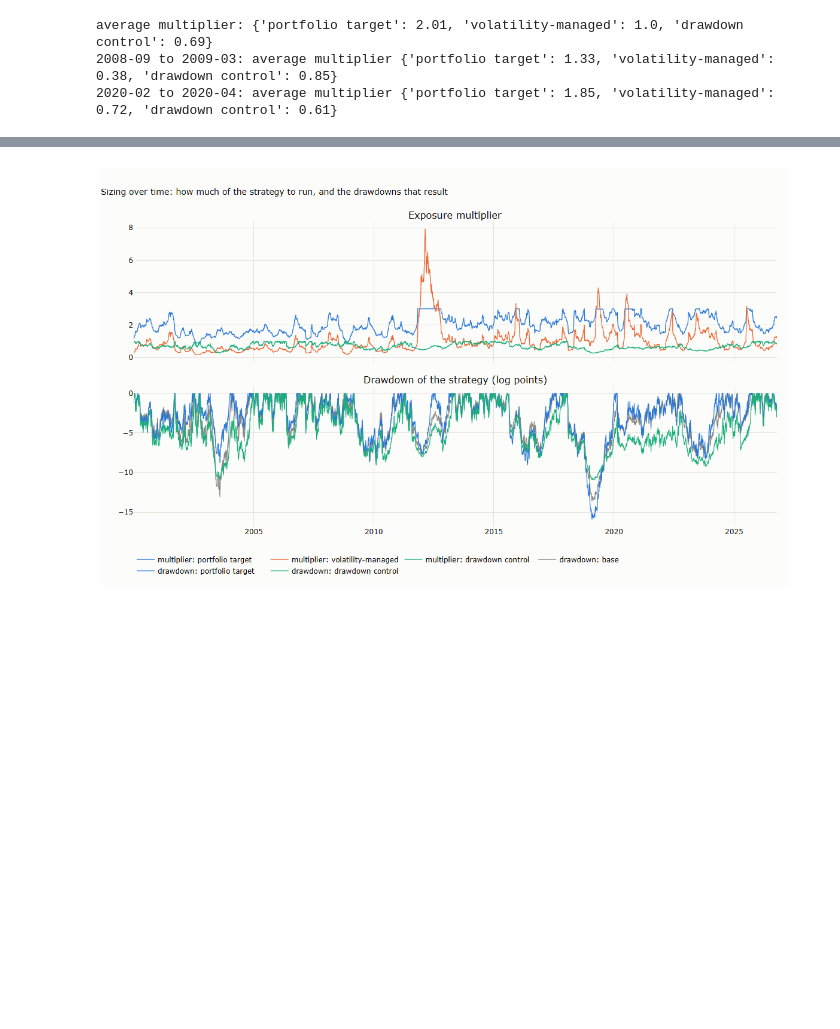
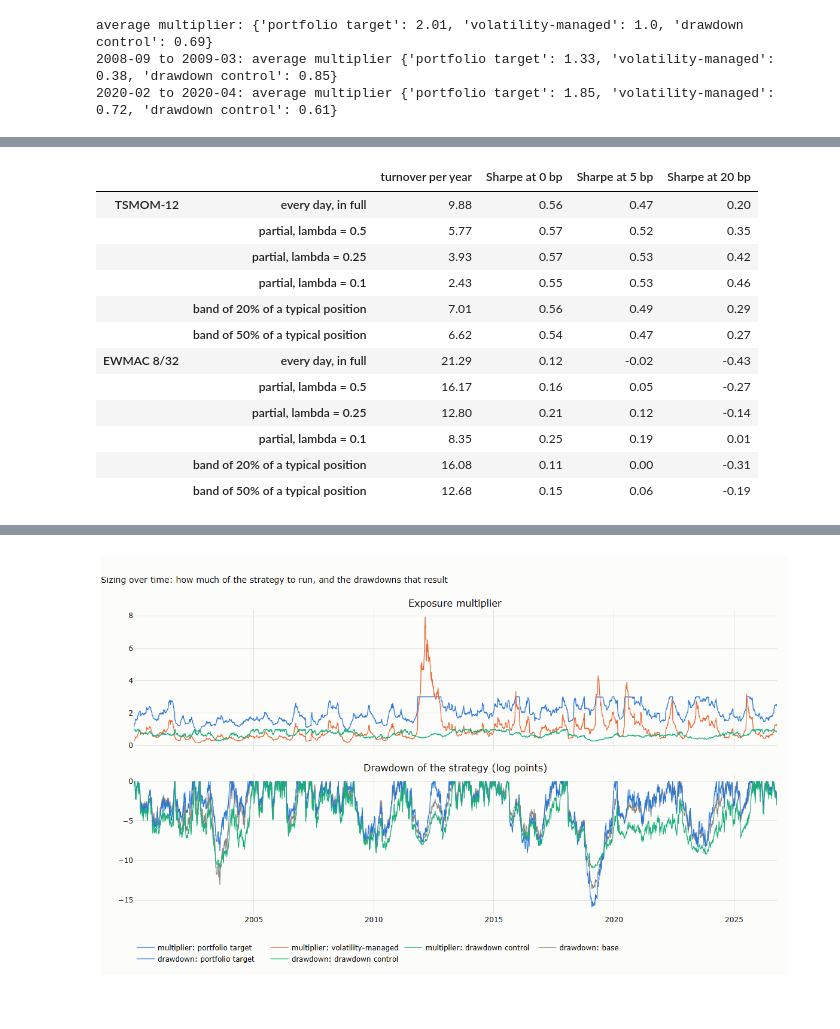
Before and after one commit to MaxGnesi/systematic-trading-notes, a Jupyter notebook: lectures/09-sizing-trend-systems/09_sizing_trend_systems.ipynb, the cells around one changed output, grey strips where cells are left out. Cells and saved outputs as stored; diff of their text form; code cells hidden in the pictures; blank space fills up the shorter version.

```diff
--- a/lectures/09-sizing-trend-systems/09_sizing_trend_systems.ipynb
+++ b/lectures/09-sizing-trend-systems/09_sizing_trend_systems.ipynb
@@ -206,0 +215,64 @@ average multiplier: {'portfolio target': 2.01, 'volatility-managed': 1.0, 'drawd
+# %%
+def partial(target, lam):
+    out = pd.DataFrame(0.0, index=target.index, columns=TICKERS)
+    for t in TICKERS:
+        pos, ps = 0.0, []
+        for v in target[t].to_numpy():
+            pos = 0.0 if np.isnan(v) else pos + lam * (v - pos)
+            ps.append(pos)
+        out[t] = ps
+    return out
+
+
+def band(target, b):
+    unit = (TARGET / vol)
+    out = pd.DataFrame(0.0, index=target.index, columns=TICKERS)
+    for t in TICKERS:
+        pos, ps = 0.0, []
+        for v, u in zip(target[t].to_numpy(), unit[t].to_numpy()):
+            if np.isnan(v) or np.isnan(u):
+                pos = 0.0
+            elif abs(v - pos) > b * u:
+                pos = v
+            ps.append(pos)
+        out[t] = ps
+    return out
+
+
+def trade_stats(pos):
+    port = portfolio(pos).loc[START:]
+    to = pos.diff().abs().loc[START:].mean(axis=1)
+    out = {"turnover per year": 252 * to.mean()}
+    for c_bp in (0, 5, 20):
+        net = port - to * c_bp / 1e4
+        out[f"Sharpe at {c_bp} bp"] = np.sqrt(252) * net.mean() / net.std()
+    return out
+
+
+raw8 = C.ewm(span=8).mean() - C.ewm(span=32).mean()
+f8 = raw8 / (C * vol)
+f8 = (f8 / f8.abs().loc[START:].median().median()).clip(-2, 2)
+targets = {"TSMOM-12": tsm * TARGET / vol, "EWMAC 8/32": f8 * TARGET / vol}
+rows = {}
+for name, tgt in targets.items():
+    rows[(name, "every day, in full")] = trade_stats(tgt)
+    for lam in (0.5, 0.25, 0.1):
+        rows[(name, f"partial, lambda = {lam}")] = trade_stats(partial(tgt, lam))
+    for b in (0.2, 0.5):
+        rows[(name, f"band of {b:.0%} of a typical position")] = trade_stats(band(tgt, b))
+trading = pd.DataFrame(rows).T
+display(trading.round(2))
+# %% [output]
+|  |  | turnover per year | Sharpe at 0 bp | Sharpe at 5 bp | Sharpe at 20 bp |
+| TSMOM-12 | every day, in full | 9.88 | 0.56 | 0.47 | 0.20 |
+|  | partial, lambda = 0.5 | 5.77 | 0.57 | 0.52 | 0.35 |
+|  | partial, lambda = 0.25 | 3.93 | 0.57 | 0.53 | 0.42 |
+|  | partial, lambda = 0.1 | 2.43 | 0.55 | 0.53 | 0.46 |
+|  | band of 20% of a typical position | 7.01 | 0.56 | 0.49 | 0.29 |
+|  | band of 50% of a typical position | 6.62 | 0.54 | 0.47 | 0.27 |
+| EWMAC 8/32 | every day, in full | 21.29 | 0.12 | -0.02 | -0.43 |
+|  | partial, lambda = 0.5 | 16.17 | 0.16 | 0.05 | -0.27 |
+|  | partial, lambda = 0.25 | 12.80 | 0.21 | 0.12 | -0.14 |
+|  | partial, lambda = 0.1 | 8.35 | 0.25 | 0.19 | 0.01 |
+|  | band of 20% of a typical position | 16.08 | 0.11 | 0.00 | -0.31 |
+|  | band of 50% of a typical position | 12.68 | 0.15 | 0.06 | -0.19 |
```
Also changed, not shown: parts of 4 cells of this notebook, 1 other file.
